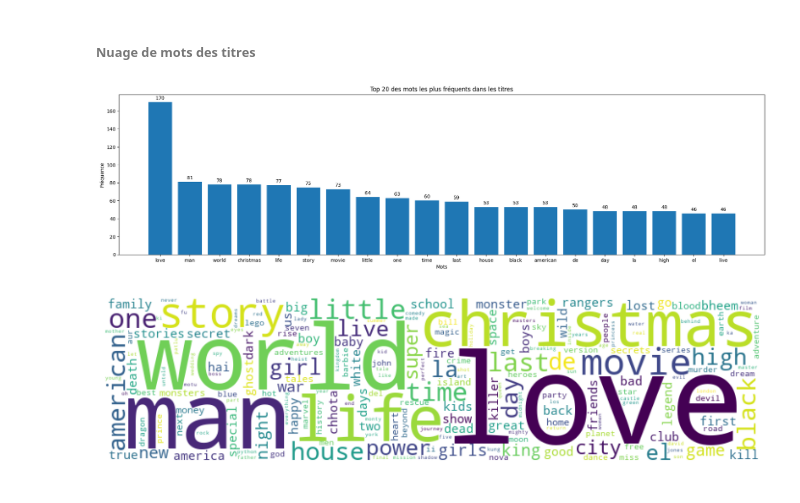
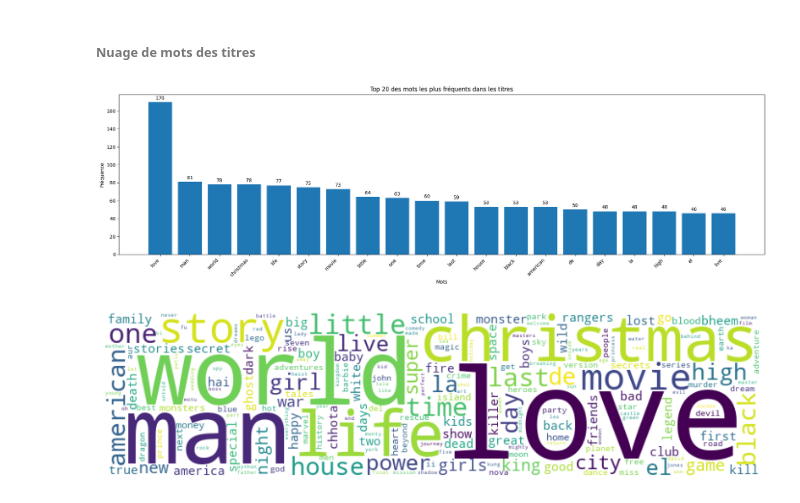
Before and after one commit to leo-carrey/Netflix-Insights, a Jupyter notebook: Netflix Data Analysis.ipynb, the cells around one changed output. Saved outputs shown, nothing was run; the diff lists cells and outputs as text; code cells hidden in the pictures.

```diff
--- a/Netflix Data Analysis.ipynb
+++ b/Netflix Data Analysis.ipynb
@@ -953,28 +998,22 @@ title_filtered_text = [word for word in title_tokens if word.isalpha() and word
 # %%
 # On calcule la fréquence de distibution des mots
 title_word_freq = nltk.FreqDist(title_filtered_text)
 
 # On récupère la distribution des 20 mots les plus fréquents
-title_top_20 = title_word_freq.most_common(20)
-title_top_20_dict = dict(title_top_20)
+title_top_20 = list(zip(*title_word_freq.most_common(20)))
 
-# On l'affiche la distribution des 20 mots les plus fréquents
-plt.figure(figsize=(24, 6))
-ax = plt.gca()
-bars = plt.bar(title_top_20_dict.keys(), title_top_20_dict.values())
-for bar in bars:
-    height = bar.get_height()
-    ax.annotate(height,
-                xy=(bar.get_x() + bar.get_width() / 2, height),
-                xytext=(0, 3),  # décalage du texte par rapport à la barre
-                textcoords="offset points",
-                ha='center', va='bottom')
-plt.xlabel("Mots")
-plt.ylabel("Fréquence")
-plt.title("Top 20 des mots les plus fréquents dans les titres")
+# On affiche
+barplot(
+    x=title_top_20[0],
+    y=title_top_20[1],
+    title="Top 20 des mots les plus fréquents dans les titres",
+    xlabel="Mots",
+    ylabel="Fréquence",
+)
+
 plt.show()
 # %% [output]
-[figure, old version]
+[figure, new version]
 # %%
 # On crée un nuage de mots
 wordcloud = WordCloud(width=800, height=200, background_color='white').generate_from_frequencies(title_word_freq)
```
Also changed, not shown: parts of 21 cells of this notebook.
